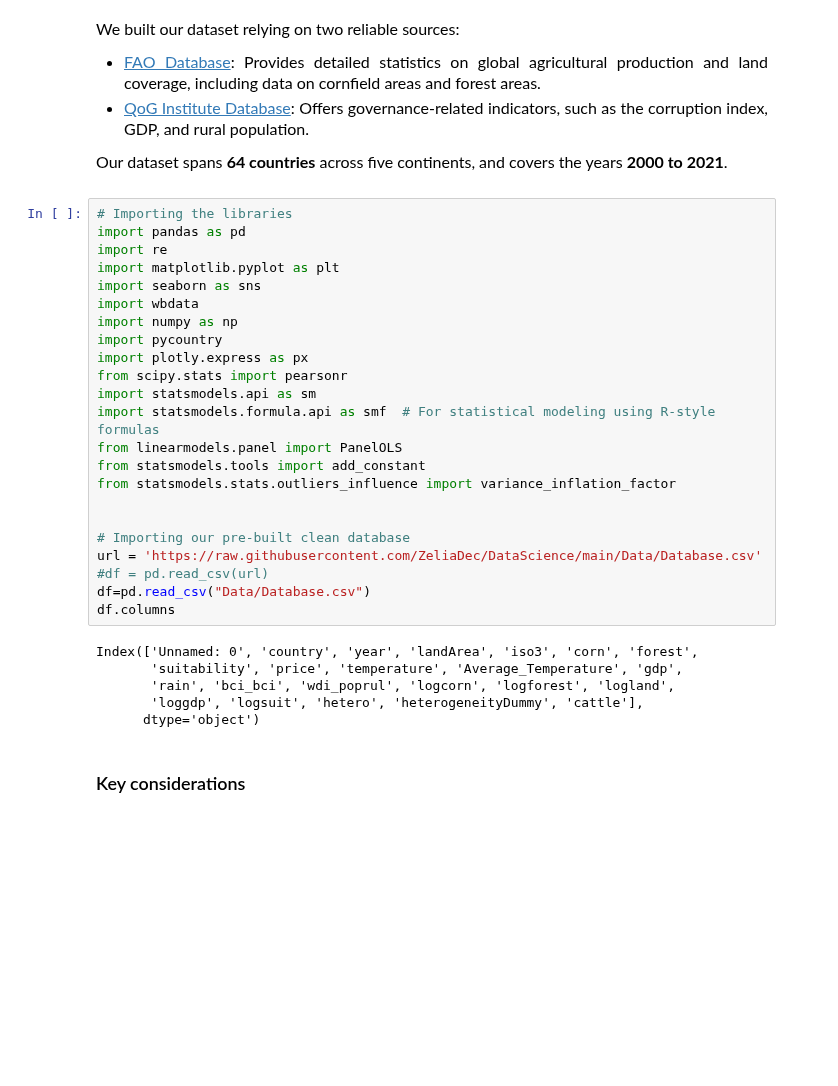
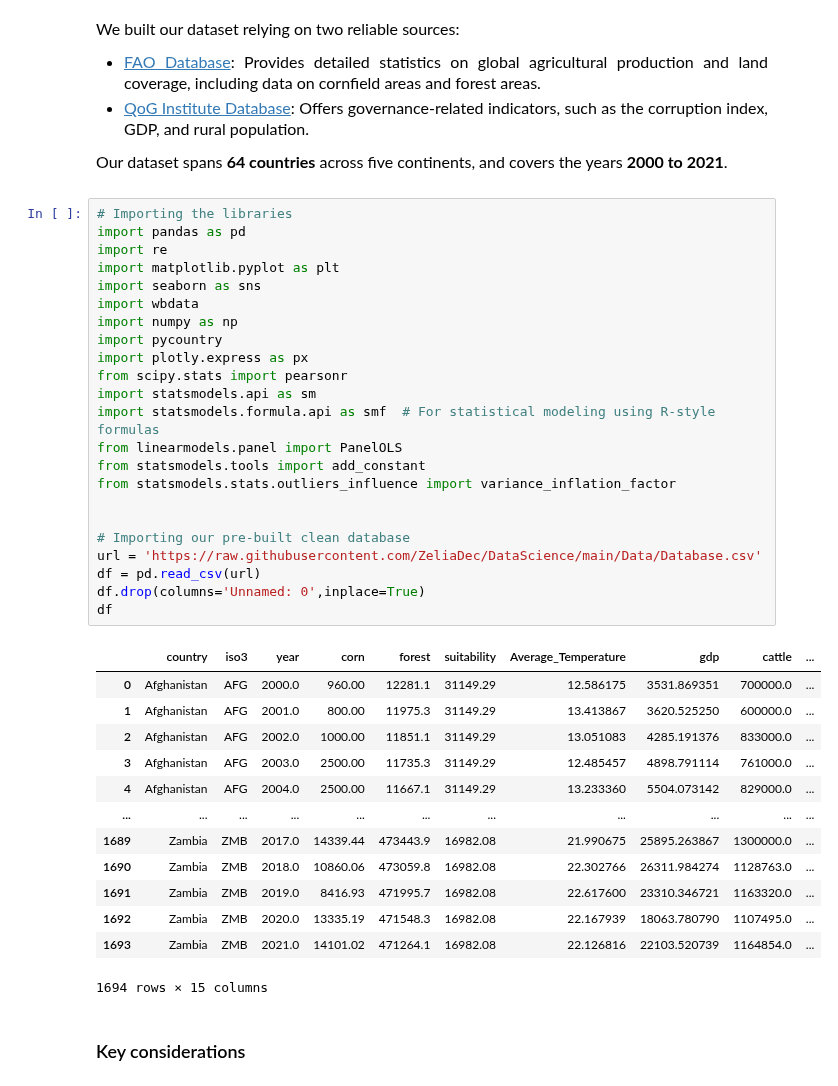
Before and after one commit to ZeliaDec/DataScience, a Jupyter notebook: Final_submission.ipynb, the cells around one changed output. Drawn from its saved outputs; the diff is of its cells as text; blank space fills up the shorter version.

```diff
--- a/Final_submission.ipynb
+++ b/Final_submission.ipynb
@@ -66,32 +66,40 @@
 # %%
 # Importing the libraries
 import pandas as pd
 import re
 import matplotlib.pyplot as plt
 import seaborn as sns
 import wbdata
 import numpy as np
 import pycountry
 import plotly.express as px
 from scipy.stats import pearsonr
 import statsmodels.api as sm
 import statsmodels.formula.api as smf  # For statistical modeling using R-style formulas
 from linearmodels.panel import PanelOLS
 from statsmodels.tools import add_constant
 from statsmodels.stats.outliers_influence import variance_inflation_factor
 
 
 # Importing our pre-built clean database
 url = 'https://raw.githubusercontent.com/ZeliaDec/DataScience/main/Data/Database.csv'
-#df = pd.read_csv(url)
-df=pd.read_csv("Data/Database.csv")
-df.columns
+df = pd.read_csv(url)
+df.drop(columns='Unnamed: 0',inplace=True)
+df
 # %% [output]
+|  | country | iso3 | year | corn | forest | suitability | Average_Temperature | gdp | cattle | ... |
+| 0 | Afghanistan | AFG | 2000.0 | 960.00 | 12281.1 | 31149.29 | 12.586175 | 3531.869351 | 700000.0 | ... |
+| 1 | Afghanistan | AFG | 2001.0 | 800.00 | 11975.3 | 31149.29 | 13.413867 | 3620.525250 | 600000.0 | ... |
+| 2 | Afghanistan | AFG | 2002.0 | 1000.00 | 11851.1 | 31149.29 | 13.051083 | 4285.191376 | 833000.0 | ... |
+| 3 | Afghanistan | AFG | 2003.0 | 2500.00 | 11735.3 | 31149.29 | 12.485457 | 4898.791114 | 761000.0 | ... |
+| 4 | Afghanistan | AFG | 2004.0 | 2500.00 | 11667.1 | 31149.29 | 13.233360 | 5504.073142 | 829000.0 | ... |
+| ... | ... | ... | ... | ... | ... | ... | ... | ... | ... | ... |
+| 1689 | Zambia | ZMB | 2017.0 | 14339.44 | 473443.9 | 16982.08 | 21.990675 | 25895.263867 | 1300000.0 | ... |
+| 1690 | Zambia | ZMB | 2018.0 | 10860.06 | 473059.8 | 16982.08 | 22.302766 | 26311.984274 | 1128763.0 | ... |
+| 1691 | Zambia | ZMB | 2019.0 | 8416.93 | 471995.7 | 16982.08 | 22.617600 | 23310.346721 | 1163320.0 | ... |
+| 1692 | Zambia | ZMB | 2020.0 | 13335.19 | 471548.3 | 16982.08 | 22.167939 | 18063.780790 | 1107495.0 | ... |
+| 1693 | Zambia | ZMB | 2021.0 | 14101.02 | 471264.1 | 16982.08 | 22.126816 | 22103.520739 | 1164854.0 | ... |
-Index(['Unnamed: 0', 'country', 'year', 'landArea', 'iso3', 'corn', 'forest',
-       'suitability', 'price', 'temperature', 'Average_Temperature', 'gdp',
-       'rain', 'bci_bci', 'wdi_poprul', 'logcorn', 'logforest', 'logland',
-       'loggdp', 'logsuit', 'hetero', 'heterogeneityDummy', 'cattle'],
-      dtype='object')
+1694 rows × 15 columns
 # %% [markdown]
 ### Key considerations
 # %% [markdown]
```
Also changed, not shown: parts of 8 cells of this notebook.
